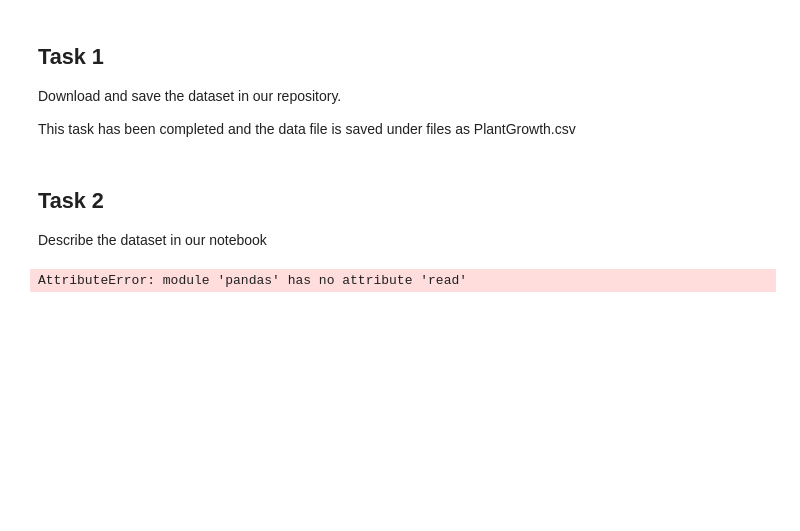
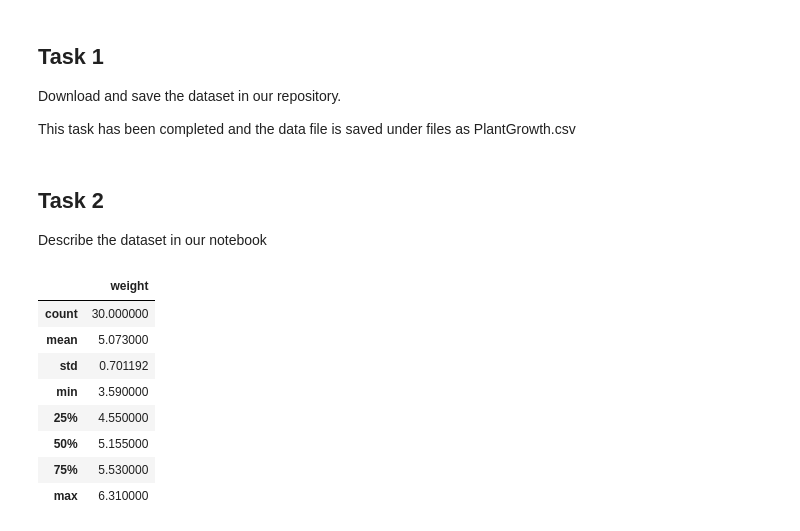
Before and after one commit to kevinsenan/applied_statistics_24_25, a Jupyter notebook: project.ipynb, the cells around one changed output. Cells and saved outputs as stored; diff of their text form; code cells hidden in the pictures; blank space fills up the shorter version.

```diff
--- a/project.ipynb
+++ b/project.ipynb
@@ -38,8 +38,20 @@ This task has been completed and the data file is saved under files as PlantGrow
 ## Task 2
 
 Describe the dataset in our notebook
-# %%
-# Read in the csv file to a dataframe
-df = pd.read.csv('files/PlantGrowth.csv')
-# %% [output]
-AttributeError: module 'pandas' has no attribute 'read'
+# %%
+# Read in the csv file to a dataframe
+df = pd.read_csv('files/PlantGrowth.csv') # https://www.geeksforgeeks.org/reading-csv-files-in-python/
+# remove the column labelled rownames as it holds no values of interest
+df.drop(columns=['rownames'], inplace=True)
+# show the statistical data of the csv file
+df.describe()  # https://www.w3schools.com/python/pandas/ref_df_describe.asp#:~:text=The%20describe%28%29%20method%20returns%20description%20of%20the%20data,average%20%28mean%29%20value.%20std%20-%20The%20standard%20deviation.
+# %% [output]
+|  | weight |
+| count | 30.000000 |
+| mean | 5.073000 |
+| std | 0.701192 |
+| min | 3.590000 |
+| 25% | 4.550000 |
+| 50% | 5.155000 |
+| 75% | 5.530000 |
+| max | 6.310000 |
```
Also changed, not shown: parts of 16 cells of this notebook.
